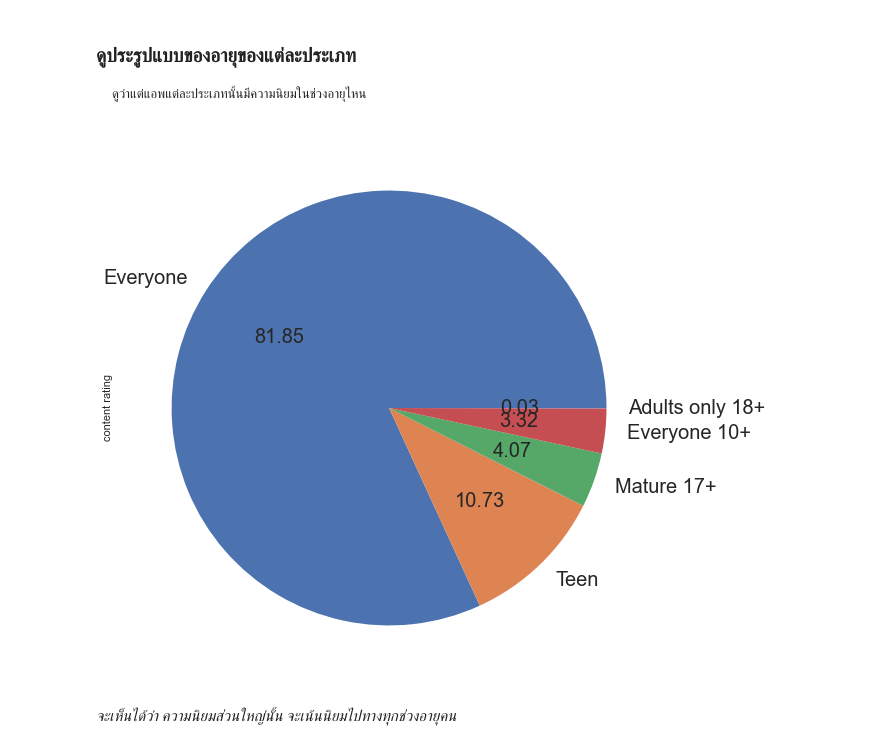
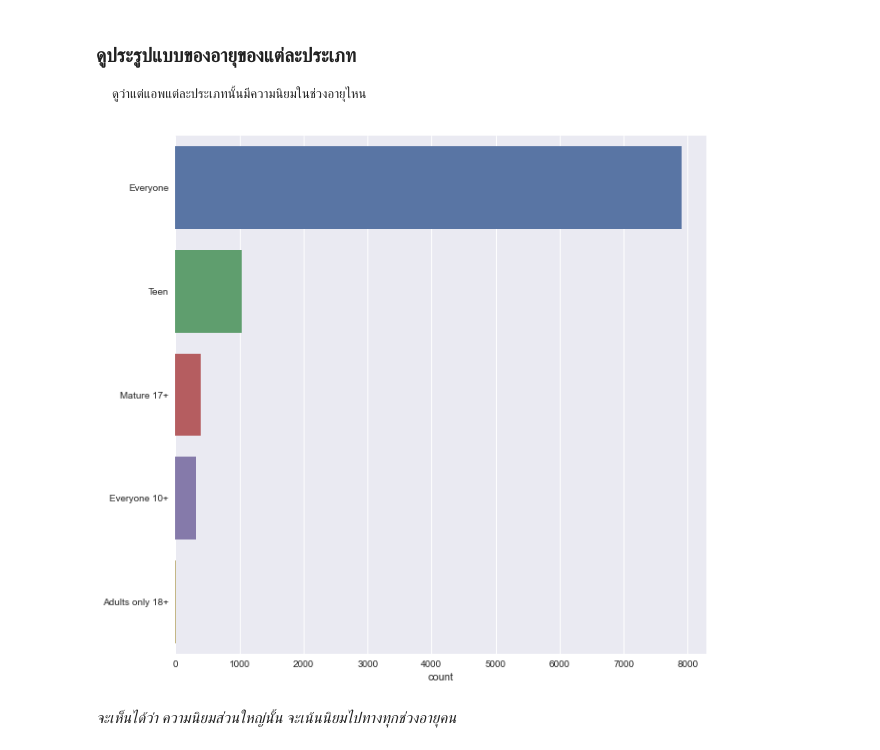
Before and after one commit to king-glitch/cs-434, a Jupyter notebook: index.ipynb, the cells around one changed output. Saved outputs shown, nothing was run; the diff lists cells and outputs as text; code cells hidden in the pictures.

```diff
--- a/index.ipynb
+++ b/index.ipynb
@@ -327,13 +331,19 @@ Name: price, dtype: float64
 ### ดูประรูปแบบของอายุของแต่ละประเภท
 
     ดูว่าแต่แอพแต่ละประเภทนั้นมีความนิยมในช่วงอายุไหน
-# %%
-plt.figure(figsize=(10, 10))
-df['content rating'].value_counts().plot(kind='pie', autopct="%.2f",
-                                         colors=sns.color_palette("deep"), fontsize=20)
-plt.show()
-# %% [output]
-[figure, removed]
+# %%
+plt.figure(figsize=(10, 10))
+category_dict = dict(df[['content rating']].groupby(
+    'content rating')['content rating'].count())
+data_plot = dict(sorted(category_dict.items(),
+                 key=lambda kv: kv[1], reverse=True))
+data_plot = [key for key, val in data_plot.items() for _ in range(val)]
+sns.countplot(y=data_plot)
+plt.show()
+
+# bar chart
+# %% [output]
+[figure, added]
 # %% [markdown]
 *จะเห็นได้ว่า ความนิยมส่วนใหญ่นั้น จะเน้นนิยมไปทางทุกช่วงอายุคน*
 # %% [markdown]
```
Also changed, not shown: parts of 33 cells of this notebook, 15 other files.
